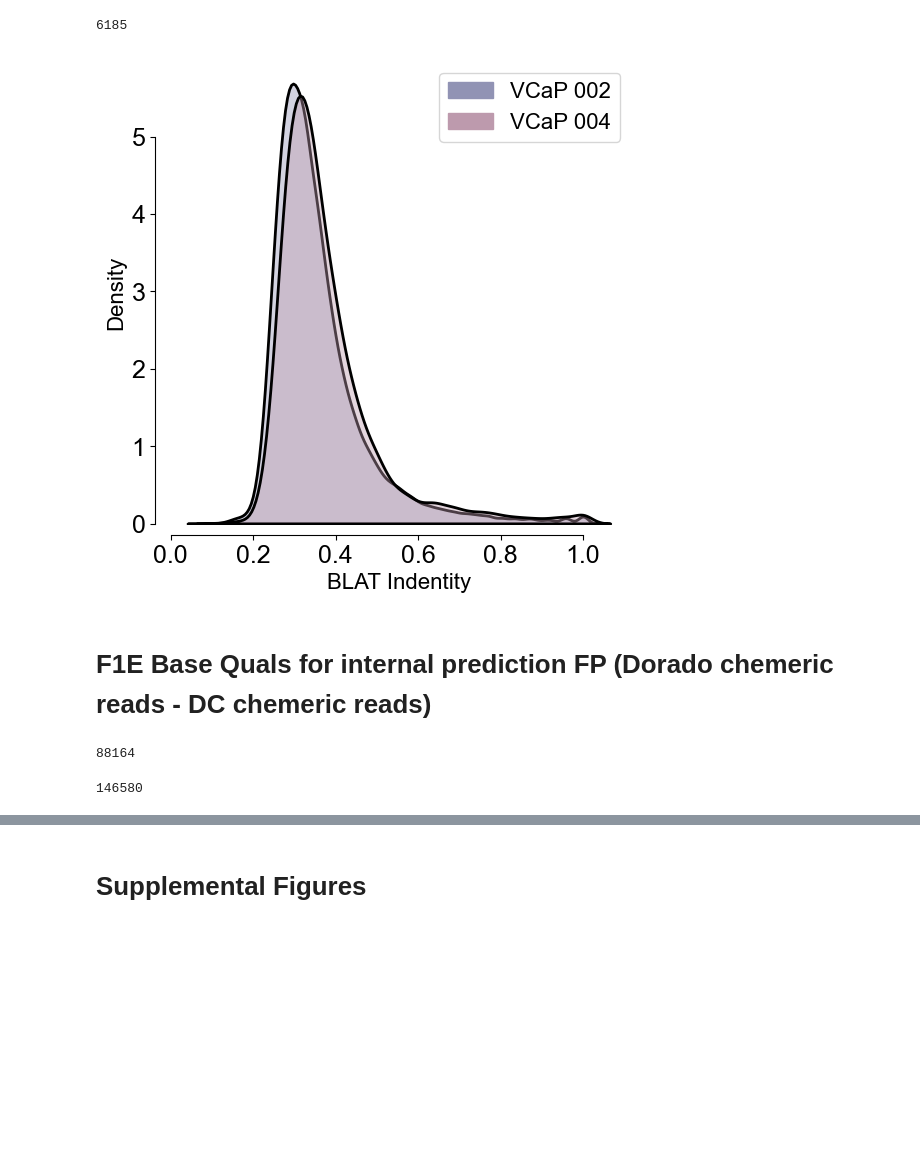
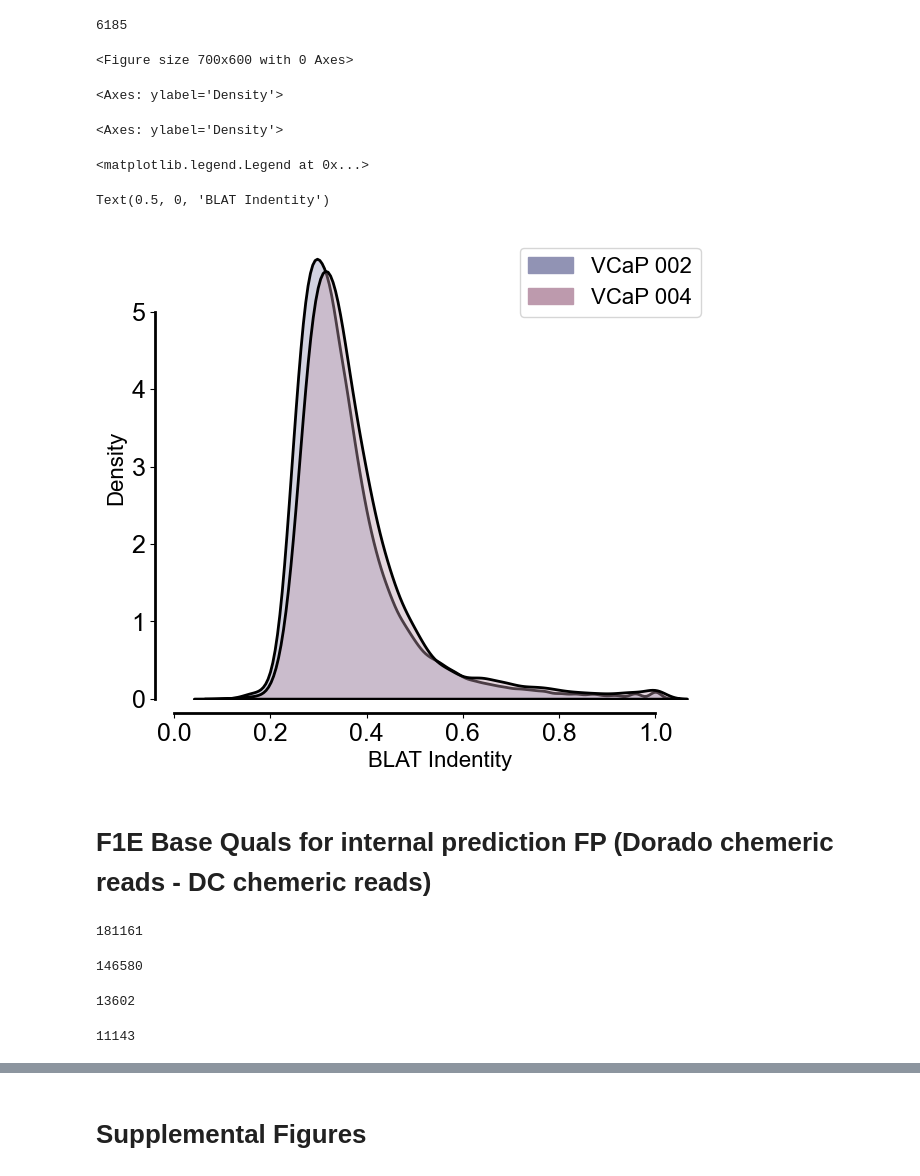
Before and after one commit to cauliyang/deepchopper-paper, a Jupyter notebook: figures/figures.ipynb, the cells around one changed output, grey strips where cells are left out. Saved outputs shown, nothing was run; the diff lists cells and outputs as text; code cells hidden in the pictures; blank space fills up the shorter version.

```diff
--- a/figures/figures.ipynb
+++ b/figures/figures.ipynb
@@ -25,6 +62,7 @@ rcParams.update(
         "font.size": 24,  # Set a default font size
         "legend.fontsize": 16,
         "legend.handlelength": 2,
+        "axes.linewidth": 2,
     }
 )
 plt.rcParams["xtick.labelsize"] = 18
@@ -250,24 +317,29 @@ len(plot_data_vcap_004)
 # %% [output]
 6185
 # %%
-plt.figure(figsize=(6, 6))
+plt.figure(figsize=(7, 6))
 sns.kdeplot(data=plot_data, fill=True, color=e2, edgecolor="k", linewidth=2, alpha=0.4)
 sns.kdeplot(
     data=plot_data_vcap_004, fill=True, color=e3, edgecolor="k", linewidth=2, alpha=0.4
 )
 
 left_bar = mpatches.Patch(color=e2, label="VCaP 002")
 right_bar = mpatches.Patch(color=e3, label="VCaP 004")
 plt.legend(handles=[left_bar, right_bar], loc="upper right")
 
-sns.despine(offset=8, trim=True)
+sns.despine(offset=10, trim=True)
 plt.xlabel("BLAT Indentity")
 # plt.ylabel("Density")
 plt.savefig(
     "blat_for_fp_internal_prediction_cmp_with_dorado.pdf", bbox_inches="tight", dpi=300
 )
 # %% [output]
+<Figure size 700x600 with 0 Axes>
+<Axes: ylabel='Density'>
+<Axes: ylabel='Density'>
+<matplotlib.legend.Legend at 0x...>
+Text(0.5, 0, 'BLAT Indentity')
-[figure, old version]
+[figure, new version]
 # %% [markdown]
 # F1E Base Quals for internal prediction FP (Dorado chemeric reads - DC chemeric reads)
 # %%
@@ -289,7 +361,8 @@ plot_data = [i - 33 for i in plot_data]
 # %%
-# load data
-plot_qual_left_seq_data = plot_qual("./data/fp_dorado_heyna_vcap002.fq.gz")
+len(plot_qual_left_seq_data)
+# %% [output]
+181161
 # %%
-len(plot_qual_left_seq_data)
+len(plot_data)
 # %% [output]
-88164
+146580
@@ -296,5 +372,9 @@ len(plot_qual_left_seq_data)
 # %%
-len(plot_data)
+len(vcap_plot_qual_left_seq_data)
 # %% [output]
-146580
+13602
+# %%
+len(vcap_004_plot_data)
+# %% [output]
+11143
 # %%
```
Also changed, not shown: parts of 19 cells of this notebook, 1 other file.
